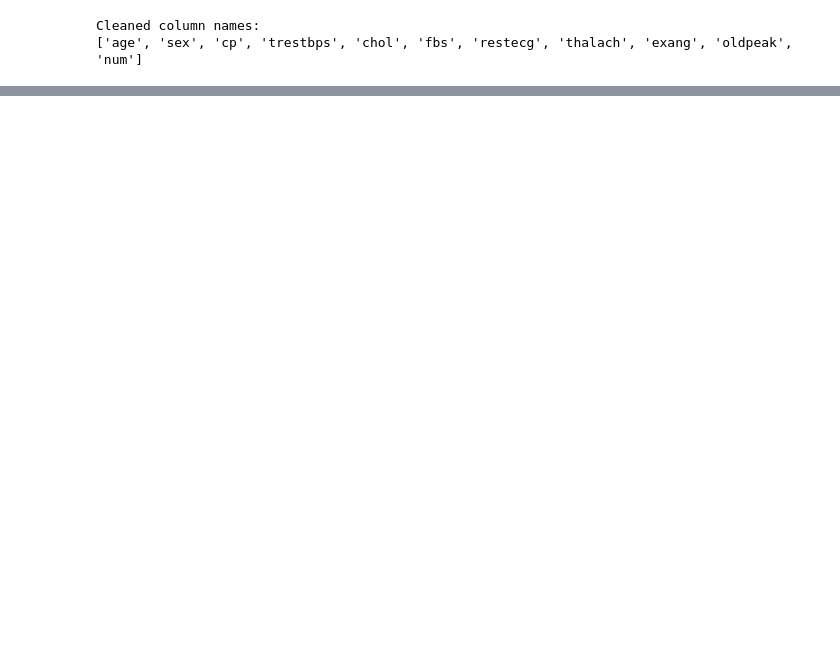
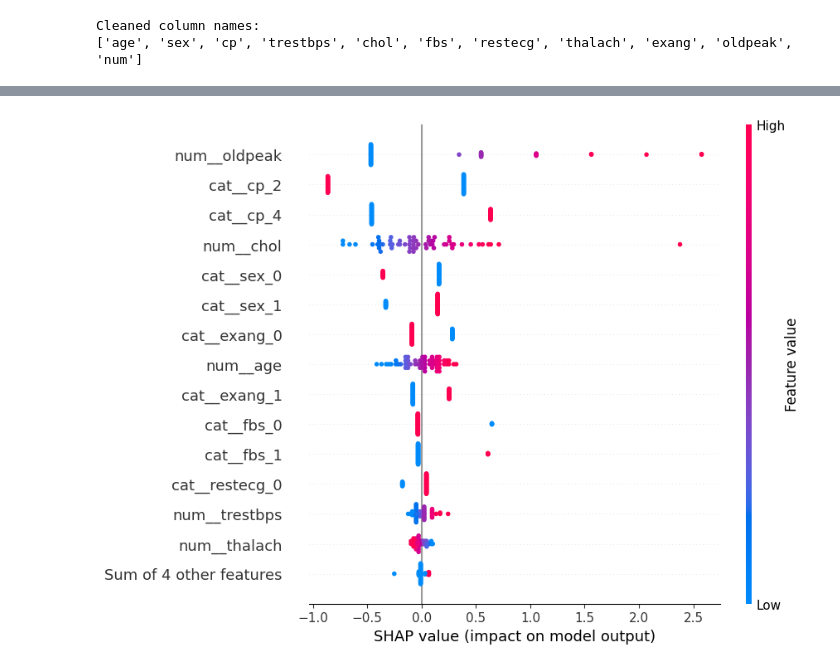
Before and after one commit to nirrahav/heart-attack-prediction-, a Jupyter notebook: heart-attack-prediction.ipynb, the cells around one changed output, grey strips where cells are left out. Saved outputs shown, nothing was run; the diff lists cells and outputs as text; code cells hidden in the pictures; blank space fills up the shorter version.

```diff
--- a/heart-attack-prediction.ipynb
+++ b/heart-attack-prediction.ipynb
@@ -150,0 +217,11 @@ Baseline accuracy: 0.639
+# %%
+clf = Pipeline(steps=[
+    ("prep", preprocess),
+    ("model", LogisticRegression(max_iter=1000, solver="liblinear", class_weight="balanced"))
+])
+X_train, X_test, y_train, y_test = train_test_split(
+    X, y, test_size=0.2, random_state=42, stratify=y
+)
+
+print("Train set shape:", X_train.shape, y_train.shape)
+print("Test set shape:", X_test.shape, y_test.shape)
@@ -150,0 +352,29 @@ Baseline accuracy: 0.639
+# %%
+prep  = clf.named_steps["prep"]
+model = clf.named_steps["model"]
+
+# Transform train/test to the model's feature space
+X_train_t = prep.transform(X_train)
+X_test_t  = prep.transform(X_test)
+
+# Get the post-transform feature names (includes one-hots)
+feature_names = prep.get_feature_names_out()
+
+# For SHAP, pass a DataFrame so names are preserved in the Explanation
+X_train_t_df = pd.DataFrame(X_train_t, columns=feature_names)
+X_test_t_df  = pd.DataFrame(X_test_t,  columns=feature_names)
+
+# Build masker & explainer (for linear models)
+masker    = shap.maskers.Independent(X_train_t_df)
+explainer = shap.explainers.Linear(model, masker)
+
+# Compute SHAP values for the test set
+shap_values = explainer(X_test_t_df)   # shap.Explanation with feature names attached
+
+# ==========================
+# 7) Global importance plots
+# ==========================
+# Beeswarm: distribution + direction of impact
+shap.plots.beeswarm(shap_values, max_display=15)
+# %% [output]
+[figure, added]
```
Also changed, not shown: parts of 26 cells of this notebook.
